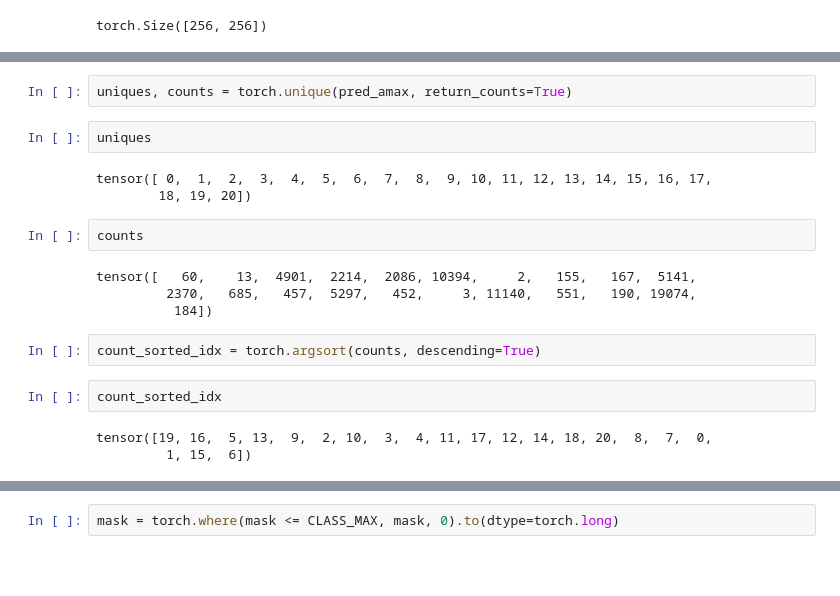
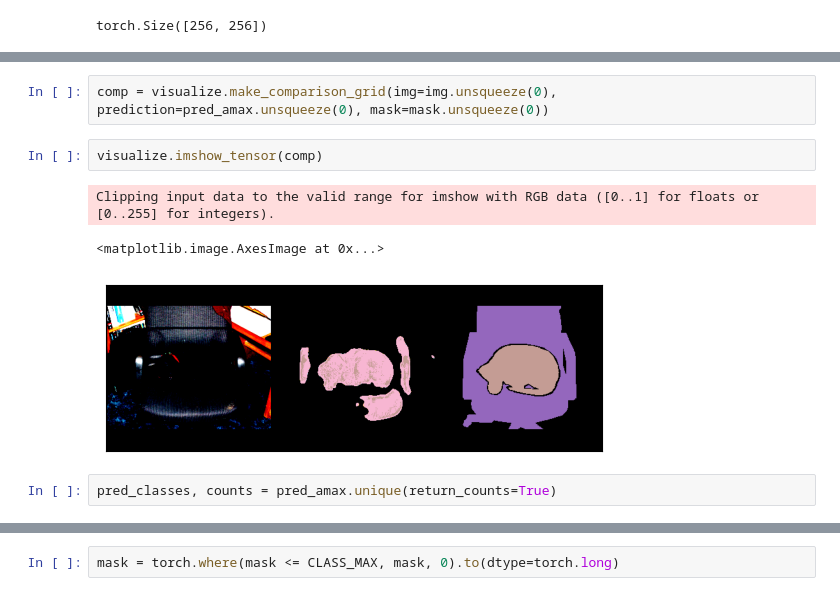
Before and after one commit to akors/dogunet, a Jupyter notebook: dogunet-analyze.ipynb, the cells around one changed output, grey strips where cells are left out. Drawn from its saved outputs; the diff is of its cells as text; blank space fills up the shorter version.

```diff
--- a/dogunet-analyze.ipynb
+++ b/dogunet-analyze.ipynb
@@ -136,20 +102,10 @@ torch.Size([256, 256])
+# %%
+comp = visualize.make_comparison_grid(img=img.unsqueeze(0), prediction=pred_amax.unsqueeze(0), mask=mask.unsqueeze(0))
+# %%
+visualize.imshow_tensor(comp)
+# %% [output]
+Clipping input data to the valid range for imshow with RGB data ([0..1] for floats or [0..255] for integers).
+<matplotlib.image.AxesImage at 0x...>
+[figure, added]
 # %%
-uniques, counts = torch.unique(pred_amax, return_counts=True)
+pred_classes, counts = pred_amax.unique(return_counts=True)
-# %%
-uniques
-# %% [output]
-tensor([ 0,  1,  2,  3,  4,  5,  6,  7,  8,  9, 10, 11, 12, 13, 14, 15, 16, 17,
-        18, 19, 20])
-# %%
-counts
-# %% [output]
-tensor([   60,    13,  4901,  2214,  2086, 10394,     2,   155,   167,  5141,
-         2370,   685,   457,  5297,   452,     3, 11140,   551,   190, 19074,
-          184])
-# %%
-count_sorted_idx = torch.argsort(counts, descending=True)
-# %%
-count_sorted_idx
-# %% [output]
-tensor([19, 16,  5, 13,  9,  2, 10,  3,  4, 11, 17, 12, 14, 18, 20,  8,  7,  0,
-         1, 15,  6])
```
Also changed, not shown: parts of 57 cells of this notebook.
